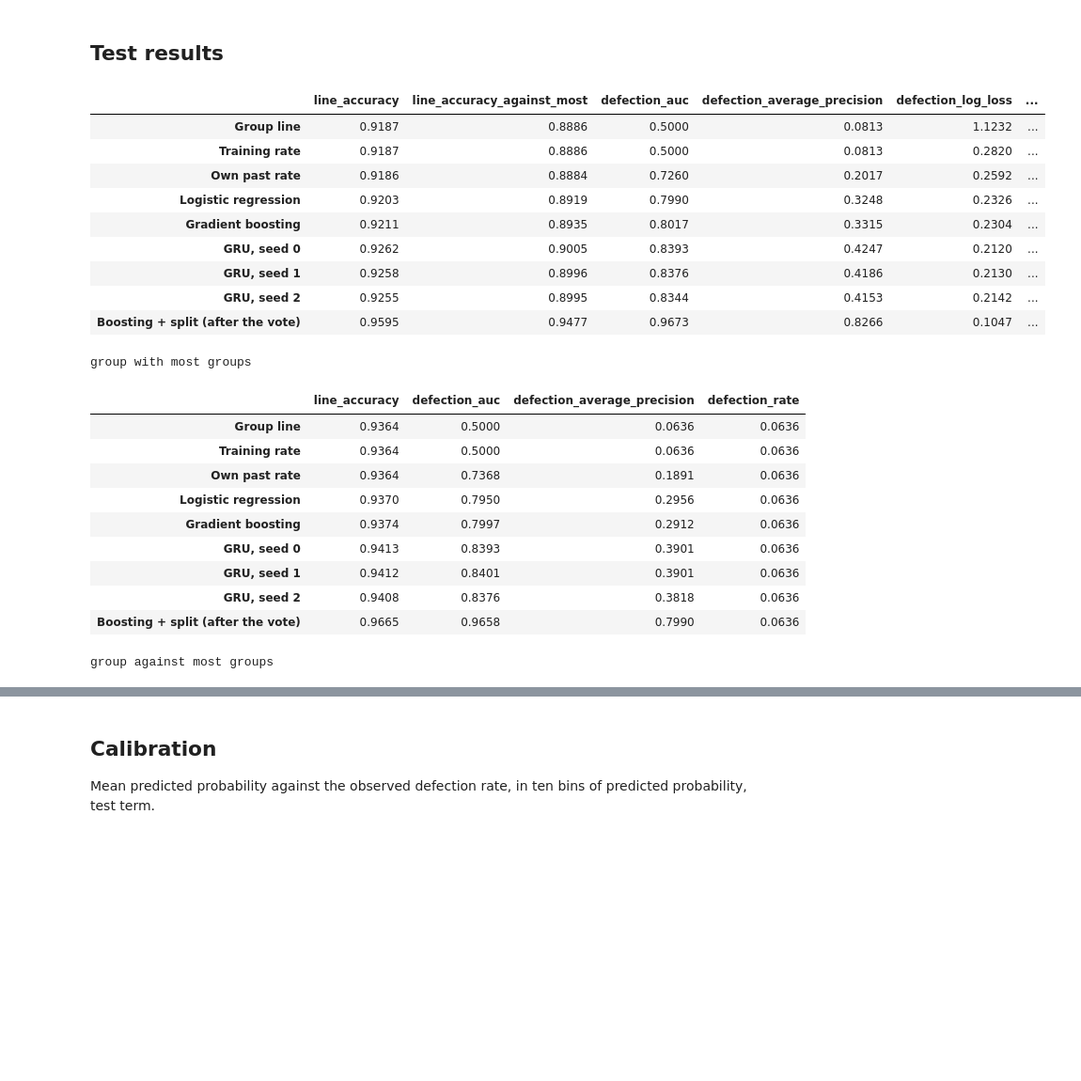
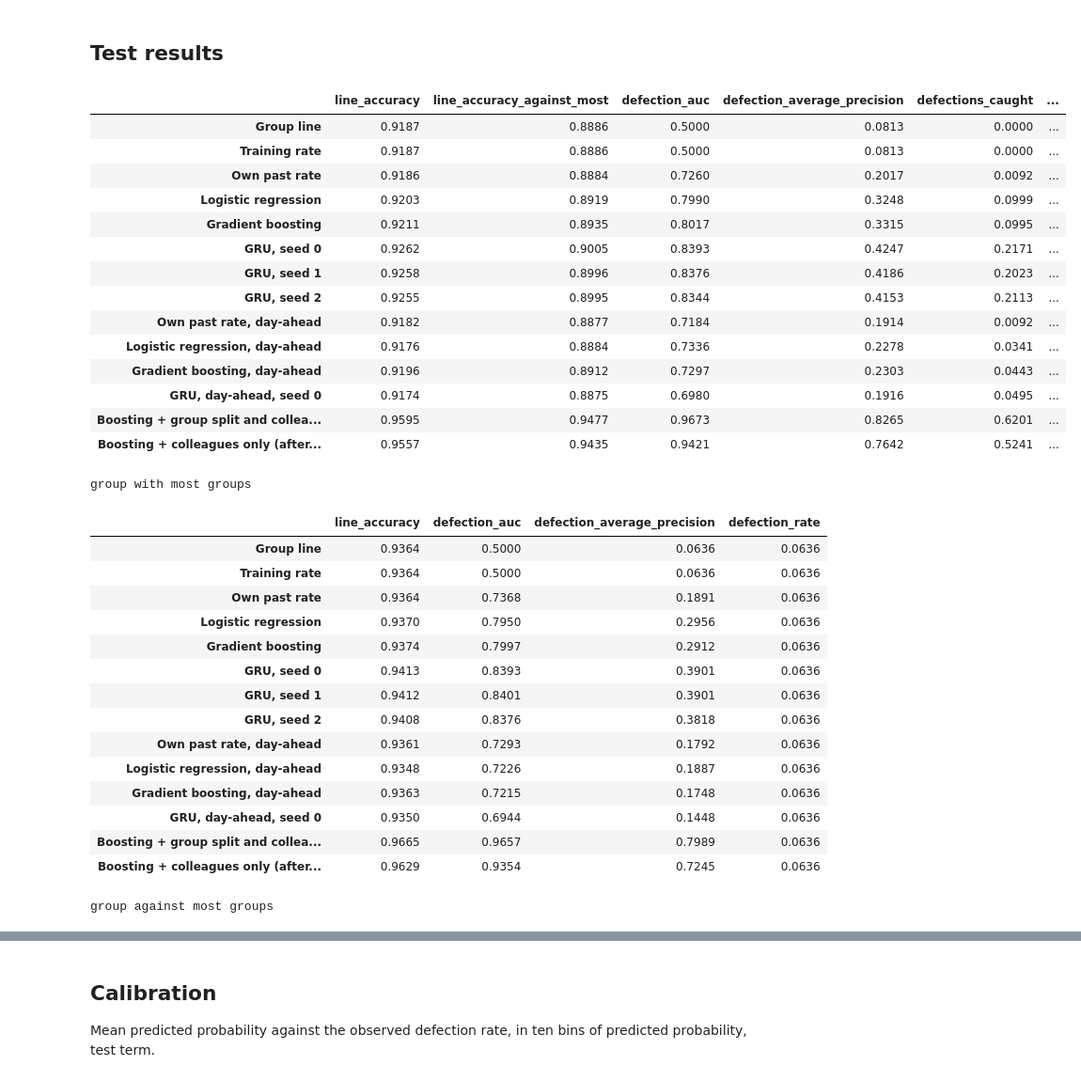
Before and after one commit to iisma-ai/political-spectrum-ml, a Jupyter notebook: european_parliament/pipeline/vote_prediction/notebooks/01_model_comparison.ipynb, the cells around one changed output, grey strips where cells are left out. Shown at 94% size. Drawn from its saved outputs; the diff is of its cells as text; code cells hidden in the pictures; blank space fills up the shorter version.

```diff
--- a/european_parliament/pipeline/vote_prediction/notebooks/01_model_comparison.ipynb
+++ b/european_parliament/pipeline/vote_prediction/notebooks/01_model_comparison.ipynb
@@ -14,16 +17,21 @@ Predictions come from `run_model.py` and are read from `outputs/predictions.parq
 # %%
 import sys
 import warnings
+from concurrent.futures import ThreadPoolExecutor
 from pathlib import Path
 
 import matplotlib.pyplot as plt
 import numpy as np
 import pandas as pd
+from sklearn.metrics import average_precision_score, roc_auc_score
 
 sys.path.append(str(Path.cwd().parent))
-from run_model import summarise
+from run_model import summarise  # noqa: E402
+from features import group_positions  # noqa: E402  (also puts data_loading and vote_explanation on the path)
+from explanation import NON_ATTACHED, independent_party_ids  # noqa: E402
+from howtheyvote import DEFAULT_MINORITY_SHARE, load, load_rollcalls, load_votes  # noqa: E402
 
-SERIES = ["#2a78d6", "#eb6834", "#1baf7a"]
+SERIES = ["#2a78d6", "#eb6834", "#1baf7a", "#8f5bd6"]
 NEUTRAL = "#52514e"
 plt.rcParams.update({
     "figure.dpi": 110, "figure.facecolor": "#fcfcfb", "axes.facecolor": "#fcfcfb",
@@ -36,13 +44,21 @@ plt.rcParams.update({
 LABELS = {"GUE_NGL": "The Left", "GREEN_EFA": "Greens/EFA", "SD": "S&D", "RENEW": "Renew", "EPP": "EPP",
           "ECR": "ECR", "PFE": "PfE", "ESN": "ESN"}
 GROUP_ORDER = ["GREEN_EFA", "GUE_NGL", "SD", "RENEW", "EPP", "ECR", "PFE", "ESN"]
-MODELS = {"group_line": "Group line", "training_rate": "Training rate", "own_past_rate": "Own past rate",
-          "logistic": "Logistic regression", "boosting": "Gradient boosting", "gru_seed0": "GRU, seed 0",
-          "gru_seed1": "GRU, seed 1", "gru_seed2": "GRU, seed 2", "boosting_with_split": "Boosting + split (after the vote)"}
+MODELS = {
+    "group_line": "Group line", "training_rate": "Training rate",
+    "own_past_rate": "Own past rate", "logistic": "Logistic regression", "boosting": "Gradient boosting",
+    "gru_seed0": "GRU, seed 0", "gru_seed1": "GRU, seed 1", "gru_seed2": "GRU, seed 2",
+    "own_past_rate_day": "Own past rate, day-ahead", "logistic_day": "Logistic regression, day-ahead",
+    "boosting_day": "Gradient boosting, day-ahead", "gru_day_seed0": "GRU, day-ahead, seed 0",
+    "boosting_with_split": "Boosting + group split and colleagues (after the vote)",
+    "boosting_with_colleagues": "Boosting + colleagues only (after the vote)",
+}
 
 predictions = pd.read_parquet(Path.cwd().parent / "outputs" / "predictions.parquet")
+ordered = predictions.sort_values(["member_id", "timestamp", "vote_id"])
+first = (ordered["member_id"] != ordered["member_id"].shift()) | (ordered["date"] != ordered["date"].shift())
+predictions["first_of_day"] = first.reindex(predictions.index).to_numpy()
 test = predictions[predictions["split"] == "test"].reset_index(drop=True)
-print(f"Test: {len(test):,} positions on {test['vote_id'].nunique():,} roll calls by {test['member_id'].nunique():,} members; "
-      f"defection rate {test['defected'].mean():.4f}")
-print("Share of test positions where the group took the line of most other groups:", round(test["with_most_groups"].mean(), 3))
+print(f"Test: {len(test):,} positions on {test['vote_id'].nunique():,} roll calls by {test['member_id'].nunique():,} members "
+      f"on {test['date'].nunique()} sitting days; defection rate {test['defected'].mean():.4f}")
 # %% [output]
@@ -52,29 +143,34 @@ Share of test positions where the group took the line of most other groups: 0.62
 ## Test results
 # %%
 subsets = {"all positions": np.ones(len(test), bool), "group with most groups": test["with_most_groups"].to_numpy(),
-           "group against most groups": ~test["with_most_groups"].to_numpy()}
+           "group against most groups": ~test["with_most_groups"].to_numpy(), "first position of the day": test["first_of_day"].to_numpy()}
 tables = {}
 for label, mask in subsets.items():
     part = test[mask]
     with warnings.catch_warnings():  # the against-most column is empty within the with-most subset
         warnings.simplefilter("ignore", RuntimeWarning)
         tables[label] = pd.DataFrame({MODELS[m]: summarise(part, part[f"p_{m}"].to_numpy()) for m in MODELS}).T
     tables[label].loc[:, "defection_rate"] = part["defected"].mean()
-display(tables["all positions"].round(4))
+display(tables["all positions"].drop(columns="defection_log_loss").round(4))
 for label in ["group with most groups", "group against most groups"]:
     print(label)
     display(tables[label][["line_accuracy", "defection_auc", "defection_average_precision", "defection_rate"]].round(4))
 # %% [output]
-|  | line_accuracy | line_accuracy_against_most | defection_auc | defection_average_precision | defection_log_loss | ... |
-| Group line | 0.9187 | 0.8886 | 0.5000 | 0.0813 | 1.1232 | ... |
-| Training rate | 0.9187 | 0.8886 | 0.5000 | 0.0813 | 0.2820 | ... |
-| Own past rate | 0.9186 | 0.8884 | 0.7260 | 0.2017 | 0.2592 | ... |
-| Logistic regression | 0.9203 | 0.8919 | 0.7990 | 0.3248 | 0.2326 | ... |
-| Gradient boosting | 0.9211 | 0.8935 | 0.8017 | 0.3315 | 0.2304 | ... |
-| GRU, seed 0 | 0.9262 | 0.9005 | 0.8393 | 0.4247 | 0.2120 | ... |
-| GRU, seed 1 | 0.9258 | 0.8996 | 0.8376 | 0.4186 | 0.2130 | ... |
-| GRU, seed 2 | 0.9255 | 0.8995 | 0.8344 | 0.4153 | 0.2142 | ... |
-| Boosting + split (after the vote) | 0.9595 | 0.9477 | 0.9673 | 0.8266 | 0.1047 | ... |
+|  | line_accuracy | line_accuracy_against_most | defection_auc | defection_average_precision | defections_caught | ... |
+| Group line | 0.9187 | 0.8886 | 0.5000 | 0.0813 | 0.0000 | ... |
+| Training rate | 0.9187 | 0.8886 | 0.5000 | 0.0813 | 0.0000 | ... |
+| Own past rate | 0.9186 | 0.8884 | 0.7260 | 0.2017 | 0.0092 | ... |
+| Logistic regression | 0.9203 | 0.8919 | 0.7990 | 0.3248 | 0.0999 | ... |
+| Gradient boosting | 0.9211 | 0.8935 | 0.8017 | 0.3315 | 0.0995 | ... |
+| GRU, seed 0 | 0.9262 | 0.9005 | 0.8393 | 0.4247 | 0.2171 | ... |
+| GRU, seed 1 | 0.9258 | 0.8996 | 0.8376 | 0.4186 | 0.2023 | ... |
+| GRU, seed 2 | 0.9255 | 0.8995 | 0.8344 | 0.4153 | 0.2113 | ... |
+| Own past rate, day-ahead | 0.9182 | 0.8877 | 0.7184 | 0.1914 | 0.0092 | ... |
+| Logistic regression, day-ahead | 0.9176 | 0.8884 | 0.7336 | 0.2278 | 0.0341 | ... |
+| Gradient boosting, day-ahead | 0.9196 | 0.8912 | 0.7297 | 0.2303 | 0.0443 | ... |
+| GRU, day-ahead, seed 0 | 0.9174 | 0.8875 | 0.6980 | 0.1916 | 0.0495 | ... |
+| Boosting + group split and collea... | 0.9595 | 0.9477 | 0.9673 | 0.8265 | 0.6201 | ... |
+| Boosting + colleagues only (after... | 0.9557 | 0.9435 | 0.9421 | 0.7642 | 0.5241 | ... |
 group with most groups
 |  | line_accuracy | defection_auc | defection_average_precision | defection_rate |
 | Group line | 0.9364 | 0.5000 | 0.0636 | 0.0636 |
@@ -85,7 +181,12 @@ group with most groups
 | GRU, seed 0 | 0.9413 | 0.8393 | 0.3901 | 0.0636 |
 | GRU, seed 1 | 0.9412 | 0.8401 | 0.3901 | 0.0636 |
 | GRU, seed 2 | 0.9408 | 0.8376 | 0.3818 | 0.0636 |
-| Boosting + split (after the vote) | 0.9665 | 0.9658 | 0.7990 | 0.0636 |
+| Own past rate, day-ahead | 0.9361 | 0.7293 | 0.1792 | 0.0636 |
+| Logistic regression, day-ahead | 0.9348 | 0.7226 | 0.1887 | 0.0636 |
+| Gradient boosting, day-ahead | 0.9363 | 0.7215 | 0.1748 | 0.0636 |
+| GRU, day-ahead, seed 0 | 0.9350 | 0.6944 | 0.1448 | 0.0636 |
+| Boosting + group split and collea... | 0.9665 | 0.9657 | 0.7989 | 0.0636 |
+| Boosting + colleagues only (after... | 0.9629 | 0.9354 | 0.7245 | 0.0636 |
 group against most groups
 |  | line_accuracy | defection_auc | defection_average_precision | defection_rate |
 | Group line | 0.8886 | 0.5000 | 0.1114 | 0.1114 |
```
Also changed, not shown: parts of 32 cells of this notebook, 11 other files.
